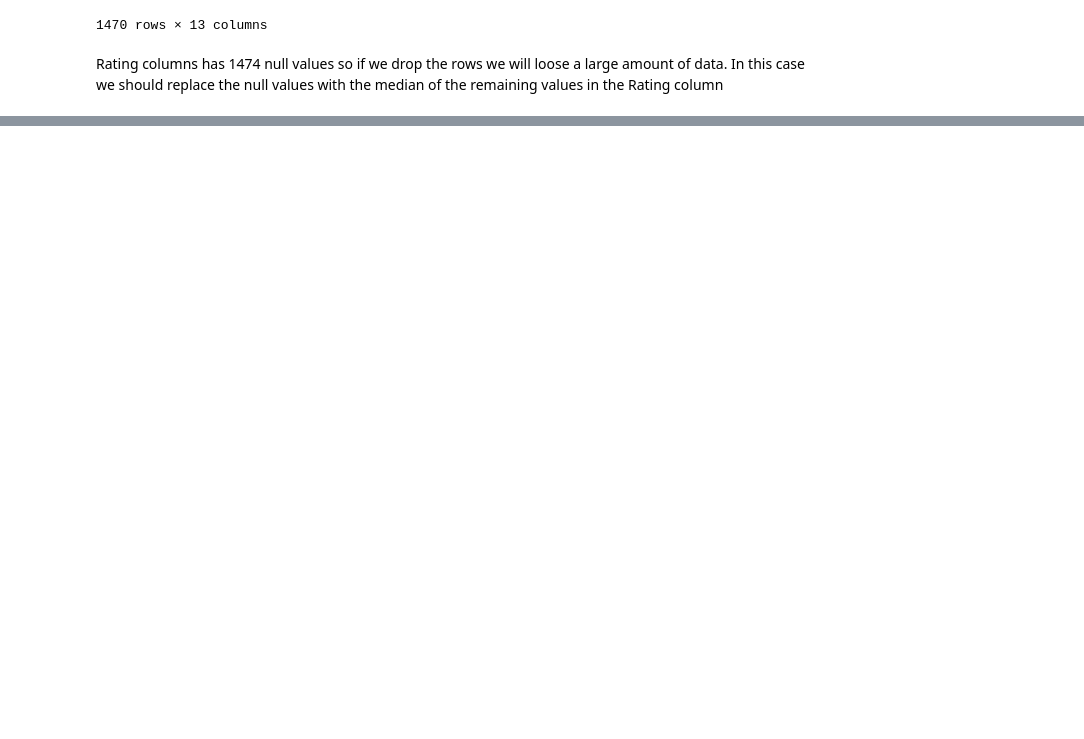
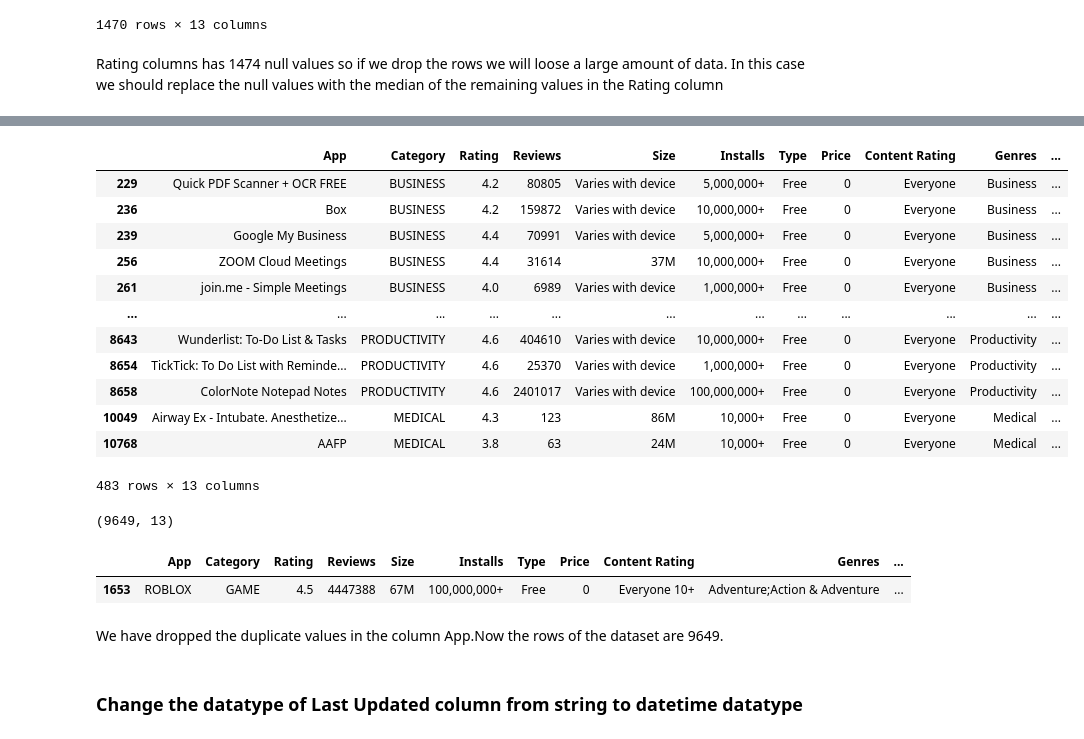
Before and after one commit to sumaiyasiddiqa/Play-store-app-review-analysis, a Jupyter notebook: Play_Store_App_Review_Analysis_(Sumaiya_Siddiqa).ipynb, the cells around one changed output, grey strips where cells are left out. Cells and saved outputs as stored; diff of their text form; code cells hidden in the pictures; blank space fills up the shorter version.

```diff
--- a/Play_Store_App_Review_Analysis_(Sumaiya_Siddiqa).ipynb
+++ b/Play_Store_App_Review_Analysis_(Sumaiya_Siddiqa).ipynb
@@ -274,0 +335,32 @@ ps_df['Rating'] = ps_df['Rating'].transform(replace_with_median)
+# %%
+ps_df[ps_df.duplicated()]
+# %% [output]
+|  | App | Category | Rating | Reviews | Size | Installs | Type | Price | Content Rating | Genres | ... |
+| 229 | Quick PDF Scanner + OCR FREE | BUSINESS | 4.2 | 80805 | Varies with device | 5,000,000+ | Free | 0 | Everyone | Business | ... |
+| 236 | Box | BUSINESS | 4.2 | 159872 | Varies with device | 10,000,000+ | Free | 0 | Everyone | Business | ... |
+| 239 | Google My Business | BUSINESS | 4.4 | 70991 | Varies with device | 5,000,000+ | Free | 0 | Everyone | Business | ... |
+| 256 | ZOOM Cloud Meetings | BUSINESS | 4.4 | 31614 | 37M | 10,000,000+ | Free | 0 | Everyone | Business | ... |
+| 261 | join.me - Simple Meetings | BUSINESS | 4.0 | 6989 | Varies with device | 1,000,000+ | Free | 0 | Everyone | Business | ... |
+| ... | ... | ... | ... | ... | ... | ... | ... | ... | ... | ... | ... |
+| 8643 | Wunderlist: To-Do List & Tasks | PRODUCTIVITY | 4.6 | 404610 | Varies with device | 10,000,000+ | Free | 0 | Everyone | Productivity | ... |
+| 8654 | TickTick: To Do List with Reminde... | PRODUCTIVITY | 4.6 | 25370 | Varies with device | 1,000,000+ | Free | 0 | Everyone | Productivity | ... |
+| 8658 | ColorNote Notepad Notes | PRODUCTIVITY | 4.6 | 2401017 | Varies with device | 100,000,000+ | Free | 0 | Everyone | Productivity | ... |
+| 10049 | Airway Ex - Intubate. Anesthetize... | MEDICAL | 4.3 | 123 | 86M | 10,000+ | Free | 0 | Everyone | Medical | ... |
+| 10768 | AAFP | MEDICAL | 3.8 | 63 | 24M | 10,000+ | Free | 0 | Everyone | Medical | ... |
+483 rows × 13 columns
+# %%
+#Dropping duplicates from the column App
+ps_df.drop_duplicates(subset='App',inplace=True)
+ps_df.shape
+# %% [output]
+(9649, 13)
+# %%
+#checking if the duplicate rows are dropped or not
+ps_df[ps_df['App']=='ROBLOX']
+# %% [output]
+|  | App | Category | Rating | Reviews | Size | Installs | Type | Price | Content Rating | Genres | ... |
+| 1653 | ROBLOX | GAME | 4.5 | 4447388 | 67M | 100,000,000+ | Free | 0 | Everyone 10+ | Adventure;Action & Adventure | ... |
+# %% [markdown]
+We have dropped the duplicate values in the column App.Now the rows of the dataset are 9649.
+# %% [markdown]
+### **Change the datatype of Last Updated column from string to datetime datatype**
```
Also changed, not shown: parts of 19 cells of this notebook.
